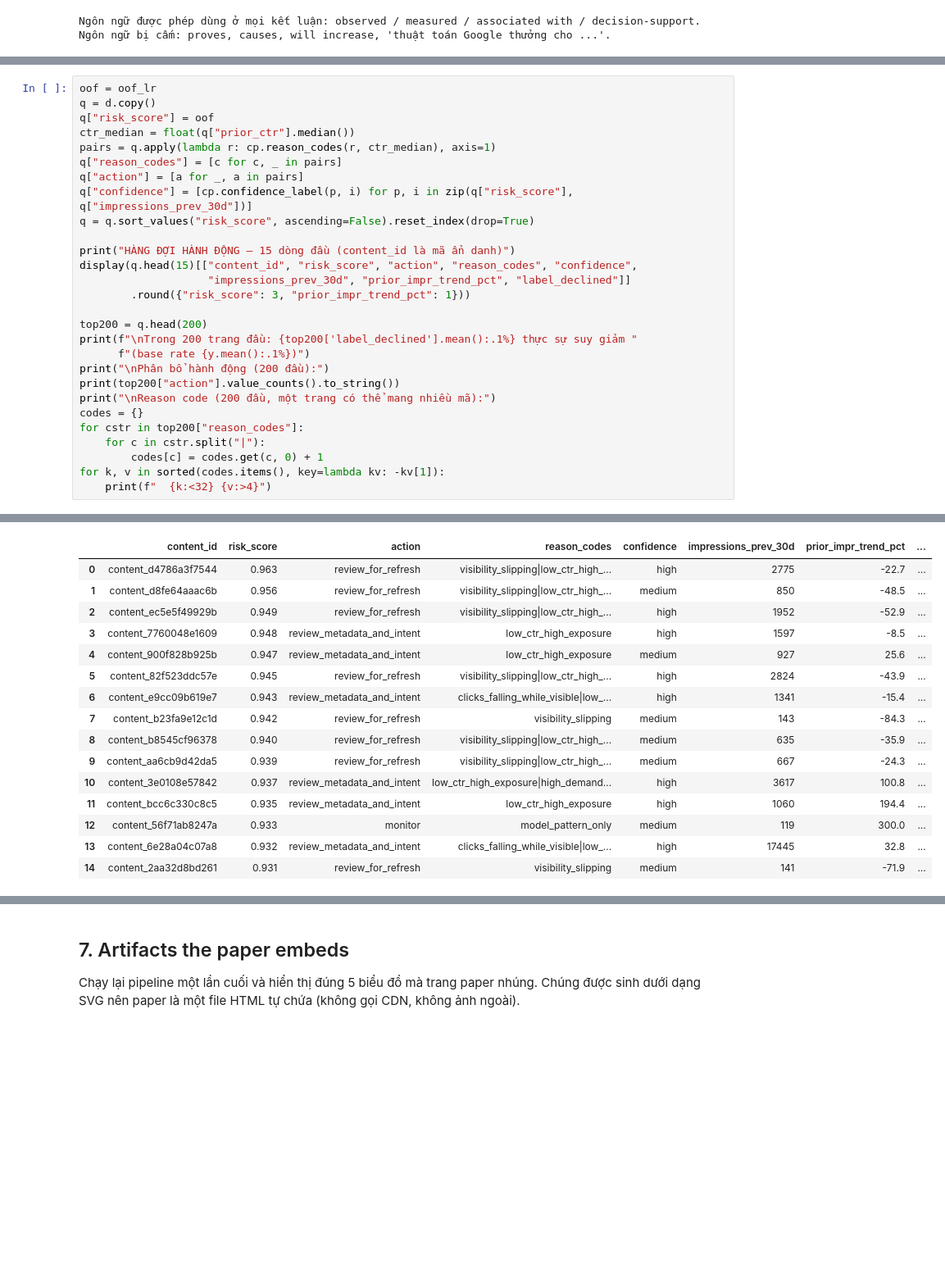
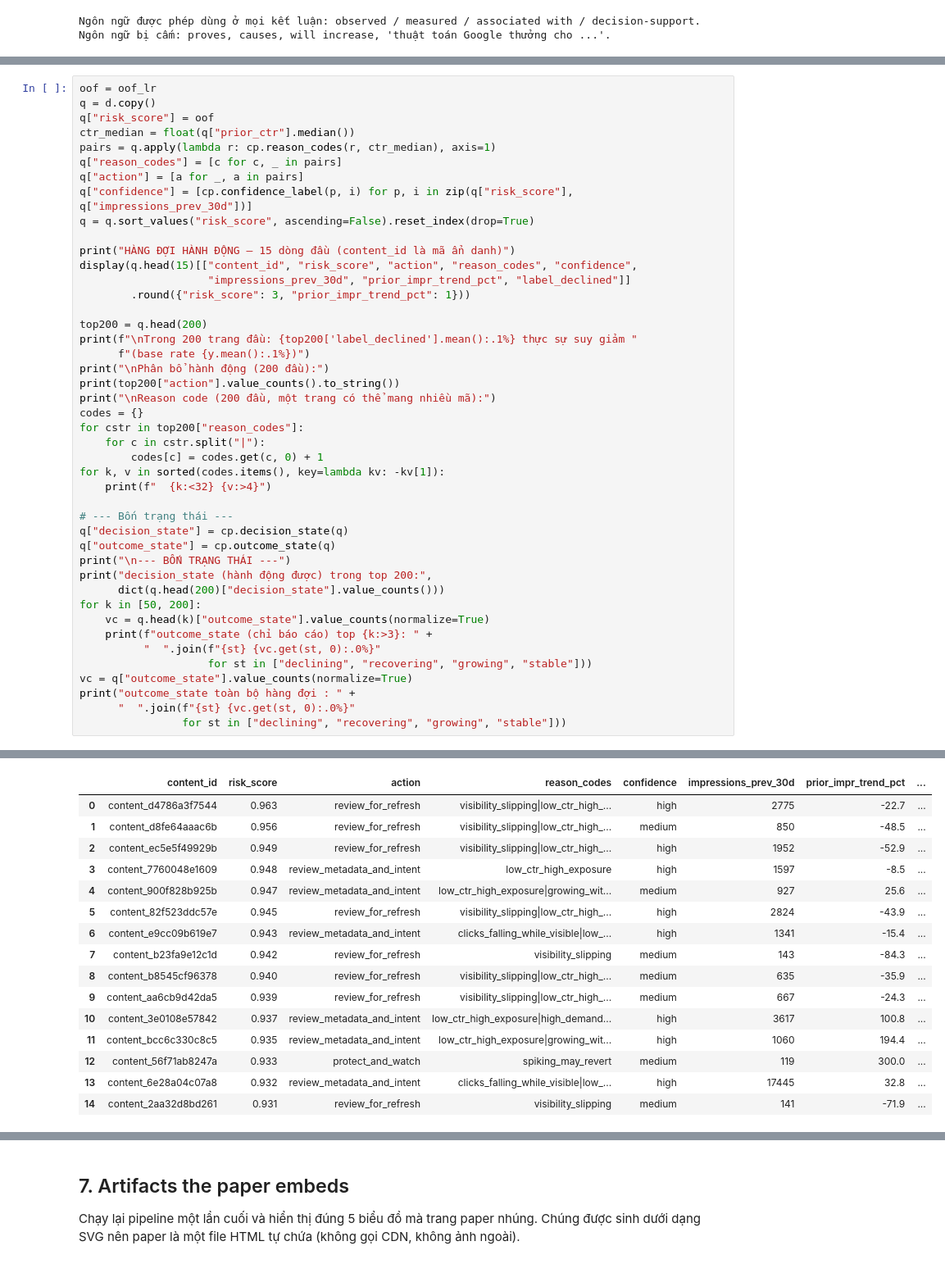
Before and after one commit to John-hcmus/flyrank-ML-internship-starter, a Jupyter notebook: work/notebooks/capstone.ipynb, the cells around one changed output, grey strips where cells are left out. Shown at 82% size. Drawn from its saved outputs; the diff is of its cells as text; blank space fills up the shorter version.

```diff
--- a/work/notebooks/capstone.ipynb
+++ b/work/notebooks/capstone.ipynb
@@ -480,42 +492,58 @@ ctr_median = float(q["prior_ctr"].median())
 pairs = q.apply(lambda r: cp.reason_codes(r, ctr_median), axis=1)
 q["reason_codes"] = [c for c, _ in pairs]
 q["action"] = [a for _, a in pairs]
 q["confidence"] = [cp.confidence_label(p, i) for p, i in zip(q["risk_score"], q["impressions_prev_30d"])]
 q = q.sort_values("risk_score", ascending=False).reset_index(drop=True)
 
 print("HÀNG ĐỢI HÀNH ĐỘNG — 15 dòng đầu (content_id là mã ẩn danh)")
 display(q.head(15)[["content_id", "risk_score", "action", "reason_codes", "confidence",
                     "impressions_prev_30d", "prior_impr_trend_pct", "label_declined"]]
         .round({"risk_score": 3, "prior_impr_trend_pct": 1}))
 
 top200 = q.head(200)
 print(f"\nTrong 200 trang đầu: {top200['label_declined'].mean():.1%} thực sự suy giảm "
       f"(base rate {y.mean():.1%})")
 print("\nPhân bổ hành động (200 đầu):")
 print(top200["action"].value_counts().to_string())
 print("\nReason code (200 đầu, một trang có thể mang nhiều mã):")
 codes = {}
 for cstr in top200["reason_codes"]:
     for c in cstr.split("|"):
         codes[c] = codes.get(c, 0) + 1
 for k, v in sorted(codes.items(), key=lambda kv: -kv[1]):
     print(f"  {k:<32} {v:>4}")
+
+# --- Bốn trạng thái ---
+q["decision_state"] = cp.decision_state(q)
+q["outcome_state"] = cp.outcome_state(q)
+print("\n--- BỐN TRẠNG THÁI ---")
+print("decision_state (hành động được) trong top 200:",
+      dict(q.head(200)["decision_state"].value_counts()))
+for k in [50, 200]:
+    vc = q.head(k)["outcome_state"].value_counts(normalize=True)
+    print(f"outcome_state (chỉ báo cáo) top {k:>3}: " +
+          "  ".join(f"{st} {vc.get(st, 0):.0%}"
+                    for st in ["declining", "recovering", "growing", "stable"]))
+vc = q["outcome_state"].value_counts(normalize=True)
+print("outcome_state toàn bộ hàng đợi : " +
+      "  ".join(f"{st} {vc.get(st, 0):.0%}"
+                for st in ["declining", "recovering", "growing", "stable"]))
 # %% [output]
 HÀNG ĐỢI HÀNH ĐỘNG — 15 dòng đầu (content_id là mã ẩn danh)
 |  | content_id | risk_score | action | reason_codes | confidence | impressions_prev_30d | prior_impr_trend_pct | ... |
 | 0 | content_d4786a3f7544 | 0.963 | review_for_refresh | visibility_slipping|low_ctr_high_... | high | 2775 | -22.7 | ... |
 | 1 | content_d8fe64aaac6b | 0.956 | review_for_refresh | visibility_slipping|low_ctr_high_... | medium | 850 | -48.5 | ... |
 | 2 | content_ec5e5f49929b | 0.949 | review_for_refresh | visibility_slipping|low_ctr_high_... | high | 1952 | -52.9 | ... |
 | 3 | content_7760048e1609 | 0.948 | review_metadata_and_intent | low_ctr_high_exposure | high | 1597 | -8.5 | ... |
-| 4 | content_900f828b925b | 0.947 | review_metadata_and_intent | low_ctr_high_exposure | medium | 927 | 25.6 | ... |
+| 4 | content_900f828b925b | 0.947 | review_metadata_and_intent | low_ctr_high_exposure|growing_wit... | medium | 927 | 25.6 | ... |
 | 5 | content_82f523ddc57e | 0.945 | review_for_refresh | visibility_slipping|low_ctr_high_... | high | 2824 | -43.9 | ... |
 | 6 | content_e9cc09b619e7 | 0.943 | review_metadata_and_intent | clicks_falling_while_visible|low_... | high | 1341 | -15.4 | ... |
 | 7 | content_b23fa9e12c1d | 0.942 | review_for_refresh | visibility_slipping | medium | 143 | -84.3 | ... |
 | 8 | content_b8545cf96378 | 0.940 | review_for_refresh | visibility_slipping|low_ctr_high_... | medium | 635 | -35.9 | ... |
 | 9 | content_aa6cb9d42da5 | 0.939 | review_for_refresh | visibility_slipping|low_ctr_high_... | medium | 667 | -24.3 | ... |
 | 10 | content_3e0108e57842 | 0.937 | review_metadata_and_intent | low_ctr_high_exposure|high_demand... | high | 3617 | 100.8 | ... |
-| 11 | content_bcc6c330c8c5 | 0.935 | review_metadata_and_intent | low_ctr_high_exposure | high | 1060 | 194.4 | ... |
-| 12 | content_56f71ab8247a | 0.933 | monitor | model_pattern_only | medium | 119 | 300.0 | ... |
+| 11 | content_bcc6c330c8c5 | 0.935 | review_metadata_and_intent | low_ctr_high_exposure|growing_wit... | high | 1060 | 194.4 | ... |
+| 12 | content_56f71ab8247a | 0.933 | protect_and_watch | spiking_may_revert | medium | 119 | 300.0 | ... |
 | 13 | content_6e28a04c07a8 | 0.932 | review_metadata_and_intent | clicks_falling_while_visible|low_... | high | 17445 | 32.8 | ... |
 | 14 | content_2aa32d8bd261 | 0.931 | review_for_refresh | visibility_slipping | medium | 141 | -71.9 | ... |
 Trong 200 trang đầu: 81.5% thực sự suy giảm (base rate 61.6%)
```
Also changed, not shown: parts of 3 cells of this notebook, 14 other files.
